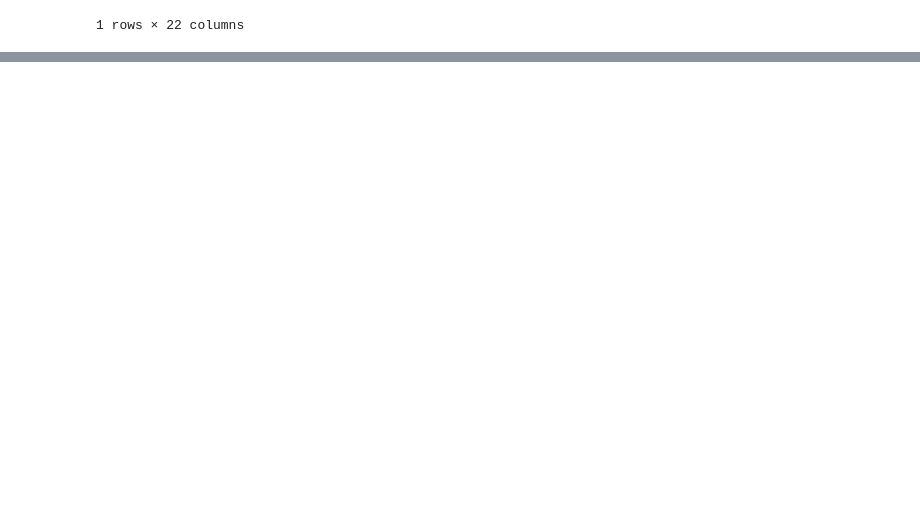
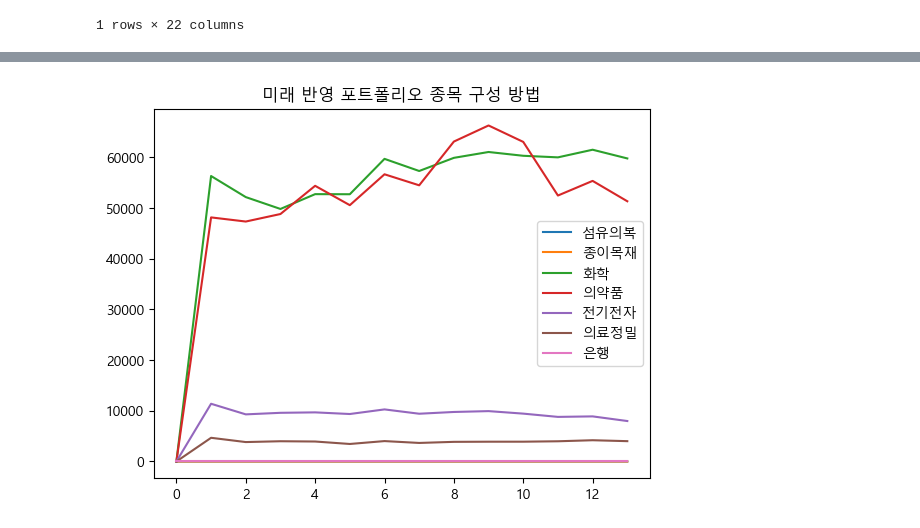
Before and after one commit to Jjineeq/Quant, a Jupyter notebook: Quant_total.ipynb, the cells around one changed output, grey strips where cells are left out. Cells and saved outputs as stored; diff of their text form; code cells hidden in the pictures; blank space fills up the shorter version.

```diff
--- a/Quant_total.ipynb
+++ b/Quant_total.ipynb
@@ -373,0 +417,13 @@ plt.show()
+# %%
+plt.plot(sol.iloc[:,2], label = '섬유의복')
+plt.plot(sol.iloc[:,3], label = '종이목재')
+plt.plot(sol.iloc[:,4], label = '화학')
+plt.plot(sol.iloc[:,5], label = '의약품')
+plt.plot(sol.iloc[:,9], label = '전기전자')
+plt.plot(sol.iloc[:,10], label = '의료정밀')
+plt.plot(sol.iloc[:,18], label = '은행')
+plt.legend()
+plt.title('미래 반영 포트폴리오 종목 구성 방법')
+plt.show()
+# %% [output]
+[figure, added]
```
Also changed, not shown: parts of 21 cells of this notebook, 2 other files.
